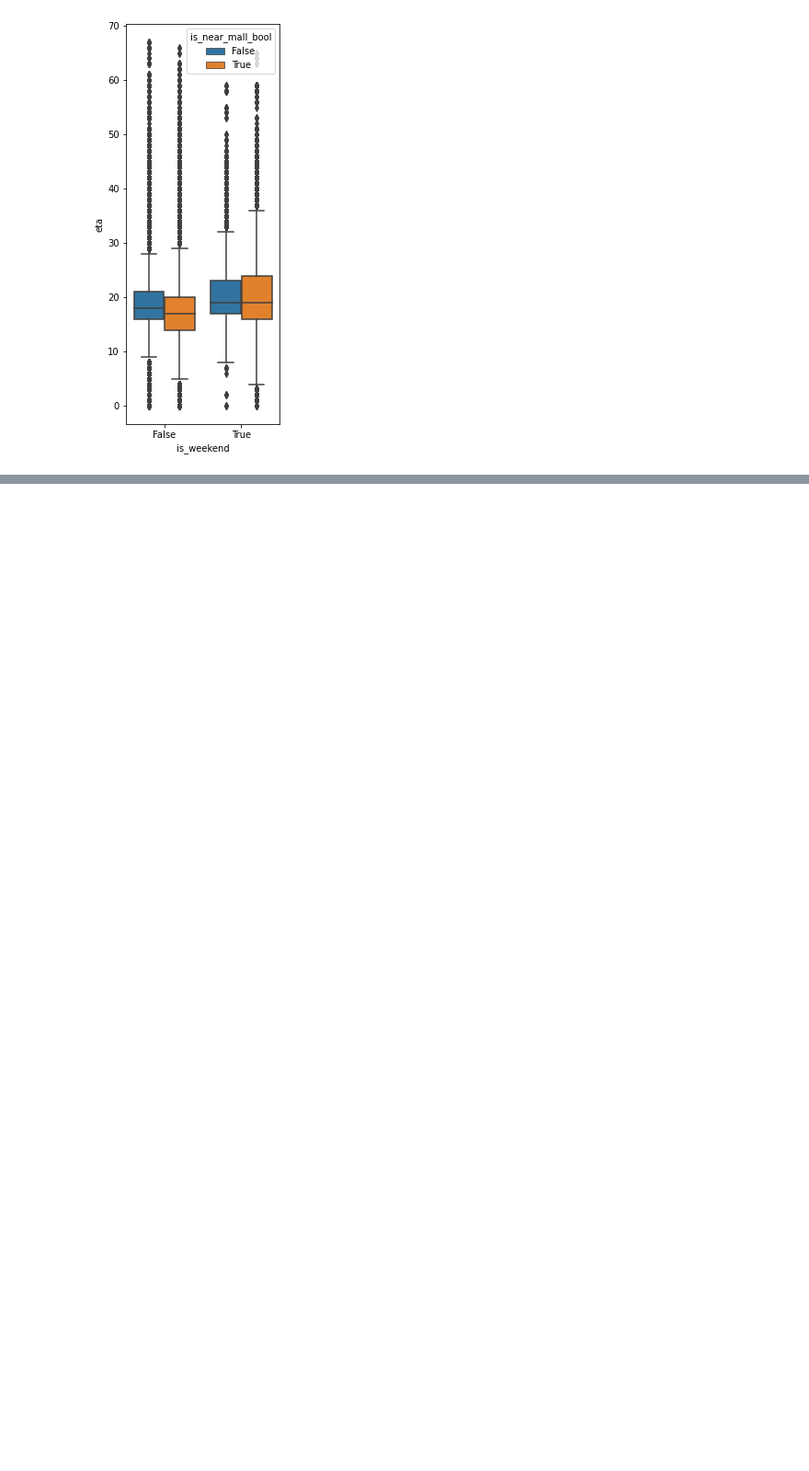
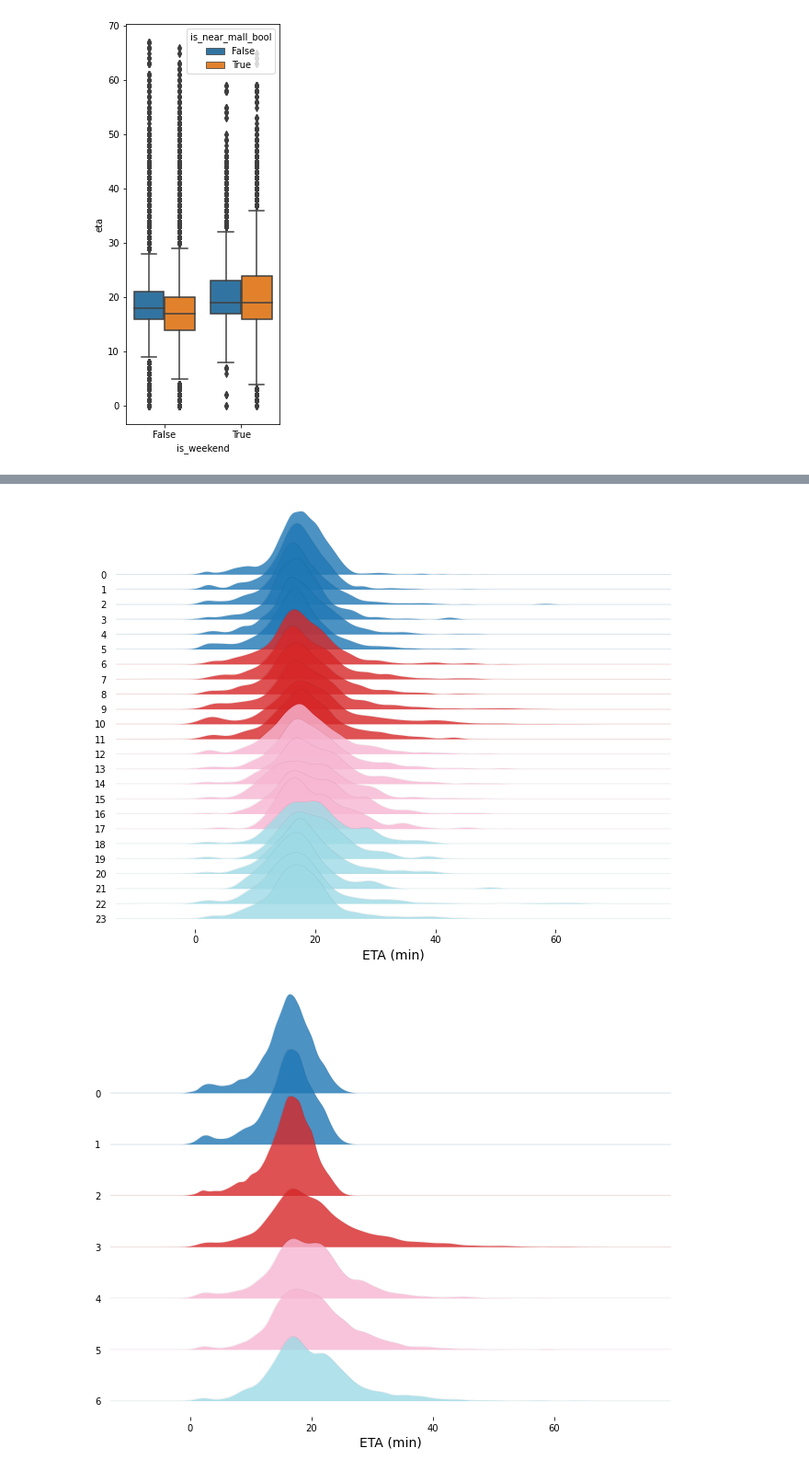
Before and after one commit to bryanongse/teamTeam, a Jupyter notebook: visualise_data.ipynb, the cells around one changed output, grey strips where cells are left out. Shown at 92% size. Saved outputs shown, nothing was run; the diff lists cells and outputs as text; code cells hidden in the pictures; blank space fills up the shorter version.

Commit message:
Add ridge plots.

```diff
--- a/visualise_data.ipynb
+++ b/visualise_data.ipynb
@@ -295,0 +283,15 @@ sns.boxplot(data=df, x='is_weekend', y='eta', hue='is_near_mall_bool')
+# %%
+import joypy
+fig, axes = joypy.joyplot(df[df['is_near_mall'] > 0.5], by="time_of_day", column="eta",figsize=(9,7),
+             linewidth=0.05,overlap=1.5,alpha=0.8,colormap=plt.cm.get_cmap('tab20',4))
+plt.xlabel('ETA (min)', fontsize=14)
+fig.show()
+
+fig, axes = joypy.joyplot(df[df['is_near_mall'] > 0.5], by="day_of_week", column="eta",figsize=(9,7),
+             linewidth=0.05,overlap=1.5,alpha=0.8,colormap=plt.cm.get_cmap('tab20',4))
+# axes[-1].set_xticklabels([i for i in range(0,67,10)])
+plt.xlabel('ETA (min)', fontsize=14)
+fig.show()
+# %% [output]
+[figure, added]
+[figure, added]
```
Also changed, not shown: parts of 1 cell of this notebook, 1 other file.
